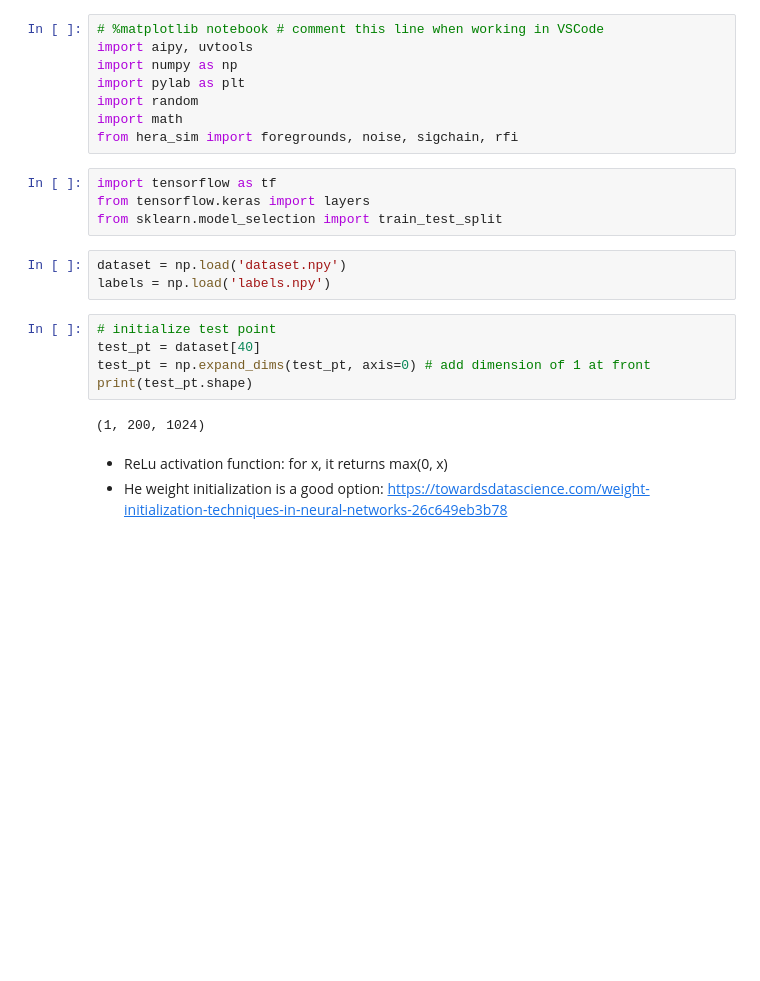
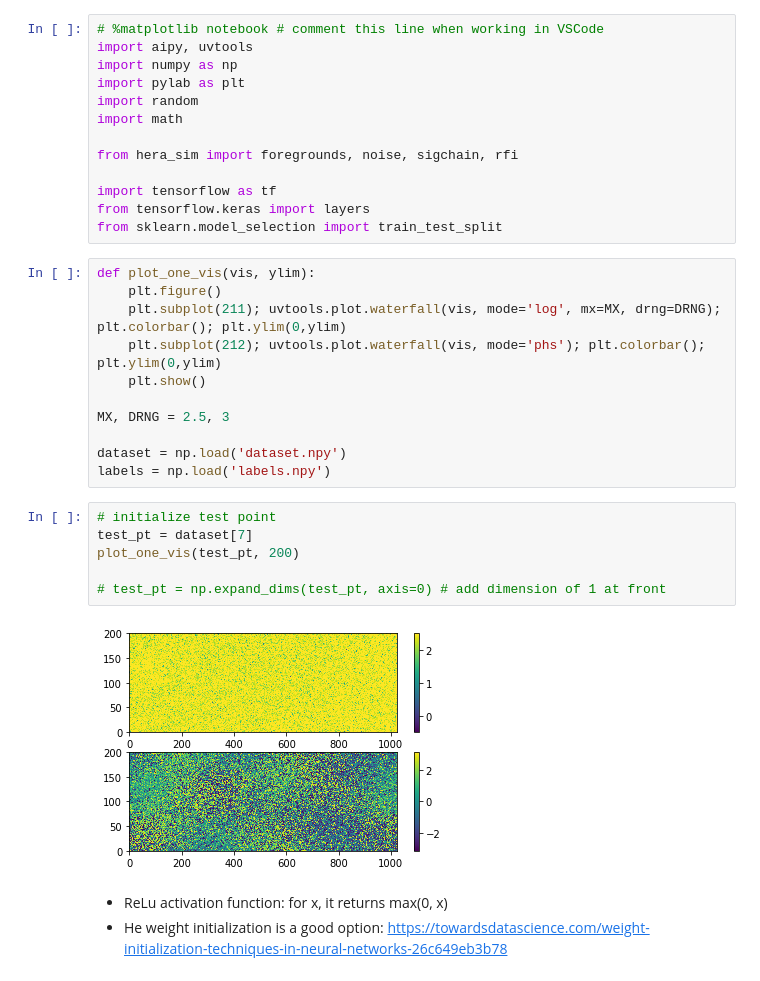
Before and after one commit to musicbyjing/cosmic_dawn_rfi, a Jupyter notebook: classification.ipynb, the cells around one changed output. Saved outputs shown, nothing was run; the diff lists cells and outputs as text; blank space fills up the shorter version.

```diff
--- a/classification.ipynb
+++ b/classification.ipynb
@@ -5,21 +5,31 @@ import numpy as np
 import pylab as plt
 import random
 import math
+
 from hera_sim import foregrounds, noise, sigchain, rfi
+
+import tensorflow as tf
+from tensorflow.keras import layers
+from sklearn.model_selection import train_test_split
-# %%
-import tensorflow as tf
-from tensorflow.keras import layers
-from sklearn.model_selection import train_test_split
-# %%
-dataset = np.load('dataset.npy')
-labels = np.load('labels.npy')
+# %%
+def plot_one_vis(vis, ylim):
+    plt.figure()
+    plt.subplot(211); uvtools.plot.waterfall(vis, mode='log', mx=MX, drng=DRNG); plt.colorbar(); plt.ylim(0,ylim)
+    plt.subplot(212); uvtools.plot.waterfall(vis, mode='phs'); plt.colorbar(); plt.ylim(0,ylim)
+    plt.show()
+
+MX, DRNG = 2.5, 3
+
+dataset = np.load('dataset.npy')
+labels = np.load('labels.npy')
 # %%
 # initialize test point
-test_pt = dataset[40]
-test_pt = np.expand_dims(test_pt, axis=0) # add dimension of 1 at front
-print(test_pt.shape)
+test_pt = dataset[7]
+plot_one_vis(test_pt, 200)
+
+# test_pt = np.expand_dims(test_pt, axis=0) # add dimension of 1 at front
 # %% [output]
-(1, 200, 1024)
+[figure, added]
 # %% [markdown]
 - ReLu activation function: for x, it returns max(0, x)
 - He weight initialization is a good option: https://towardsdatascience.com/weight-initialization-techniques-in-neural-networks-26c649eb3b78
```
Also changed, not shown: parts of 3 cells of this notebook, 1 other file.
